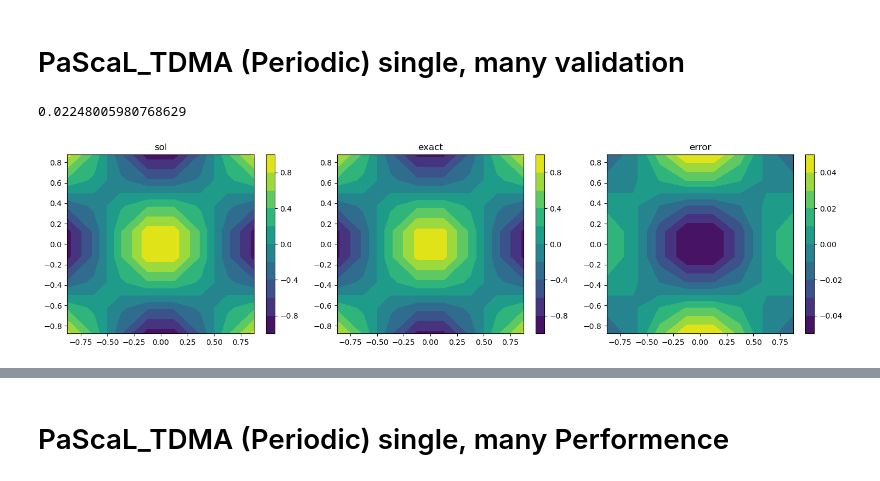
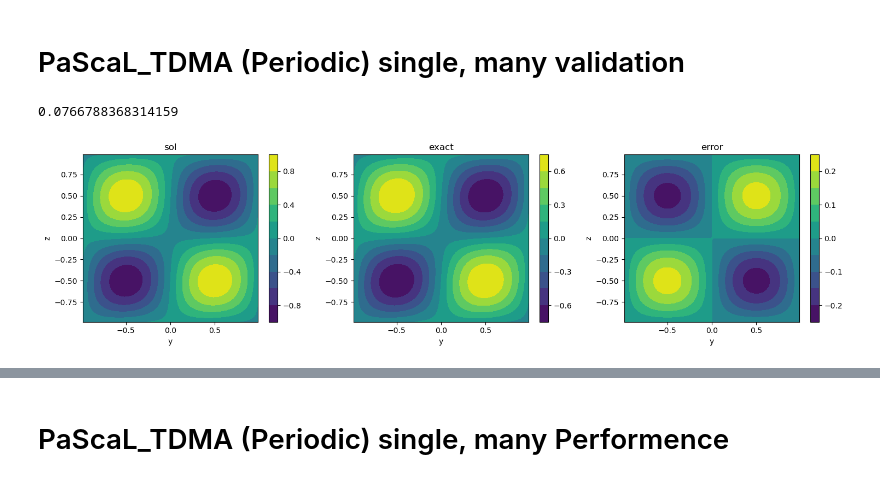
Before and after one commit to dontempty/PaScaL_TDMA_lab, a Jupyter notebook: plot/plot_3D.ipynb, the cells around one changed output, grey strips where cells are left out. Drawn from its saved outputs; the diff is of its cells as text; code cells hidden in the pictures.

```diff
--- a/plot/plot_3D.ipynb
+++ b/plot/plot_3D.ipynb
@@ -12,7 +12,7 @@ yN = 1
 z0 = -1
 zN = 1
 
-nx = ny = nz = 128
+nx = ny = nz = 16
 
 nx1 = nx+2
 ny1 = ny+2
@@ -40,9 +40,9 @@ for i in range(nx+2):
         y[i] = y0 + dy/2 + dy*(i-1)
         z[i] = z0 + dz/2 + dz*(i-1)
 # %%
-folder_name = "results"
+folder_name = "../single_processor/results"
 file_name = "theta_single"
-t = 0.1
+t = 0.05
 X, Y, Z= np.meshgrid(x, y, z)
 
 
@@ -414,18 +403,29 @@ for j in range(0, ny+2):
 # %%
-error = exact_solution[1:-1, 1:-1] - solution[1:-1, 1:-1]
-solution_list = [solution[1:-1, 1:-1], exact_solution[1:-1, 1:-1], error]
+error = exact_solution - solution
+
+# for k in range(1, 9):
+#     print(np.sum(error[1:-1, k, 1:-1]**2))
+
+print(np.sqrt(np.sum(error[1:-1, 1:-1, 1:-1]**2) / nx1 / ny1/ nz1))
+
+idx = int(nx1/4)
+solution_list = [solution, exact_solution, error]
+
 name_list = ["sol", "exact", "error"]
-print(np.sqrt(np.sum(error**2) / nx / ny))
-
-# plot --------------------------------------------------------------------------
 fig, axes = plt.subplots(1, 3, figsize=(15, 4))  # 1행 3열 subplot
 for i, ax in enumerate(axes):
-    cs = ax.contourf(X[1:-1, 1:-1], Y[1:-1, 1:-1], solution_list[i], levels=10)
+
+    X, Y = np.meshgrid(x[1:-1], y[1:-1])
+    # cs = ax.contourf(X, Y, solution_list[i][1:-1, 1:-1, idx], levels=10)
+    cs = ax.contourf(X, Y, solution_list[i][1:-1, idx, 1:-1], levels=10)
+    # cs = ax.contourf(X, Y, solution_list[i][idx, 1:-1, 1:-1], levels=10)
     fig.colorbar(cs, ax=ax)
     ax.set_title(f'{name_list[i]}')
+    ax.set_xlabel("y")
+    ax.set_ylabel("z")
 
 plt.tight_layout()
 plt.show()
 # %% [output]
-0.02248005980768629
+0.0766788368314159
-[figure, old version]
+[figure, new version]
```
Also changed, not shown: parts of 21 cells of this notebook, 3 other files.
